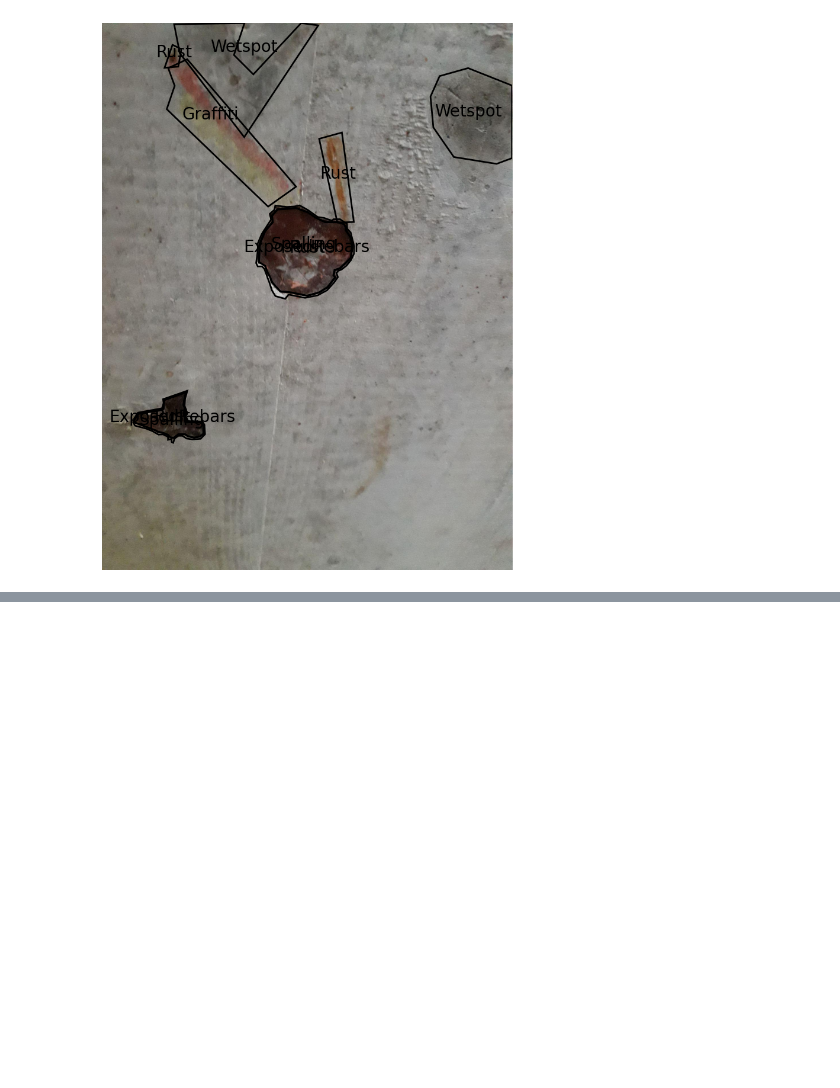
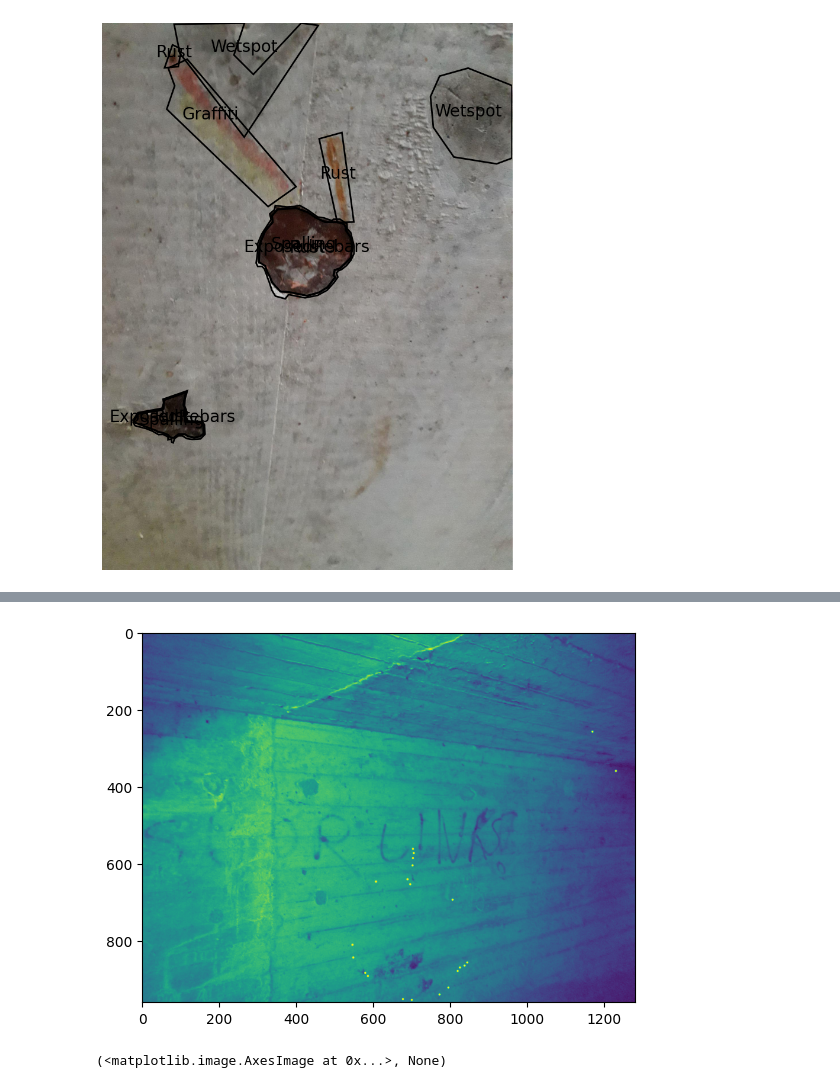
Before and after one commit to Samuelkoenig/PAMI_project_1, a Jupyter notebook: testV2.ipynb, the cells around one changed output, grey strips where cells are left out. Cells and saved outputs as stored; diff of their text form; code cells hidden in the pictures; blank space fills up the shorter version.

```diff
--- a/testV2.ipynb
+++ b/testV2.ipynb
@@ -73,0 +108,12 @@ plt.show()
+# %%
+corners = cv2.goodFeaturesToTrack(gray,25,0.01,10)
+corners = np.int0(corners)
+
+for i in corners:
+ x,y = i.ravel()
+ cv2.circle(img,(x,y),3,255,-1)
+
+plt.imshow(img),plt.show()
+# %% [output]
+[figure, added]
+(<matplotlib.image.AxesImage at 0x...>, None)
```
Also changed, not shown: parts of 5 cells of this notebook.
